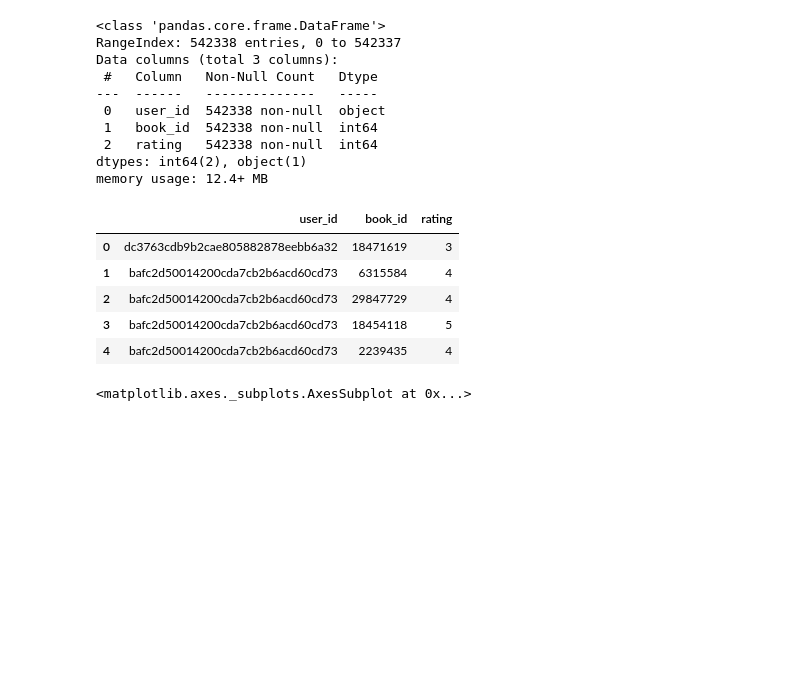
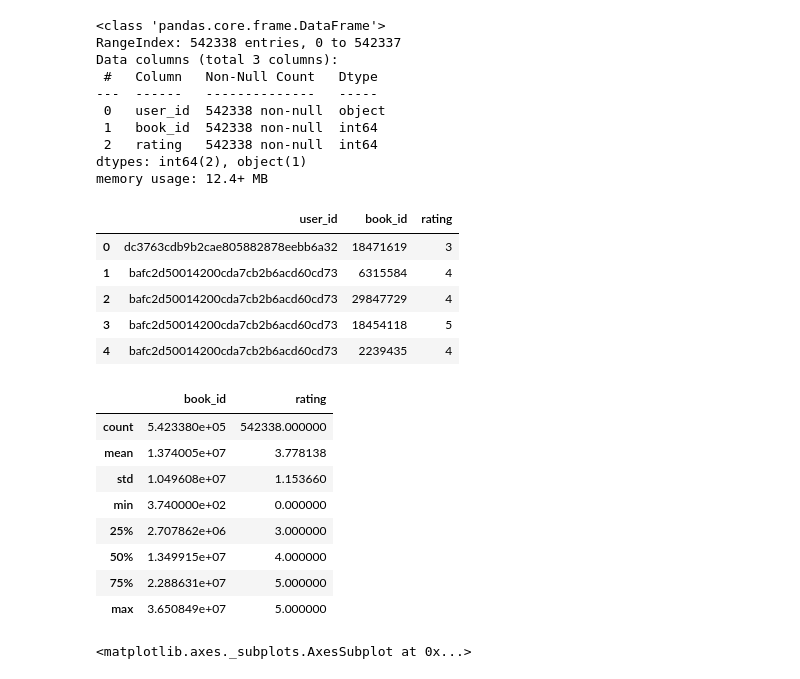
Before and after one commit to tcong51/Recommendation-System-Goodreads-Spoilers, a Jupyter notebook: item-based-use-lib.ipynb, the cells around one changed output. Saved outputs shown, nothing was run; the diff lists cells and outputs as text; code cells hidden in the pictures; blank space fills up the shorter version.

```diff
--- a/item-based-use-lib.ipynb
+++ b/item-based-use-lib.ipynb
@@ -30,6 +30,18 @@ df.head()
 | 2 | bafc2d50014200cda7cb2b6acd60cd73 | 29847729 | 4 |
 | 3 | bafc2d50014200cda7cb2b6acd60cd73 | 18454118 | 5 |
 | 4 | bafc2d50014200cda7cb2b6acd60cd73 | 2239435 | 4 |
+# %%
+df.describe()
+# %% [output]
+|  | book_id | rating |
+| count | 5.423380e+05 | 542338.000000 |
+| mean | 1.374005e+07 | 3.778138 |
+| std | 1.049608e+07 | 1.153660 |
+| min | 3.740000e+02 | 0.000000 |
+| 25% | 2.707862e+06 | 3.000000 |
+| 50% | 1.349915e+07 | 4.000000 |
+| 75% | 2.288631e+07 | 5.000000 |
+| max | 3.650849e+07 | 5.000000 |
 # %%
 ratings = df[0:10000]
 # %%
```
Also changed, not shown: parts of 8 cells of this notebook.
